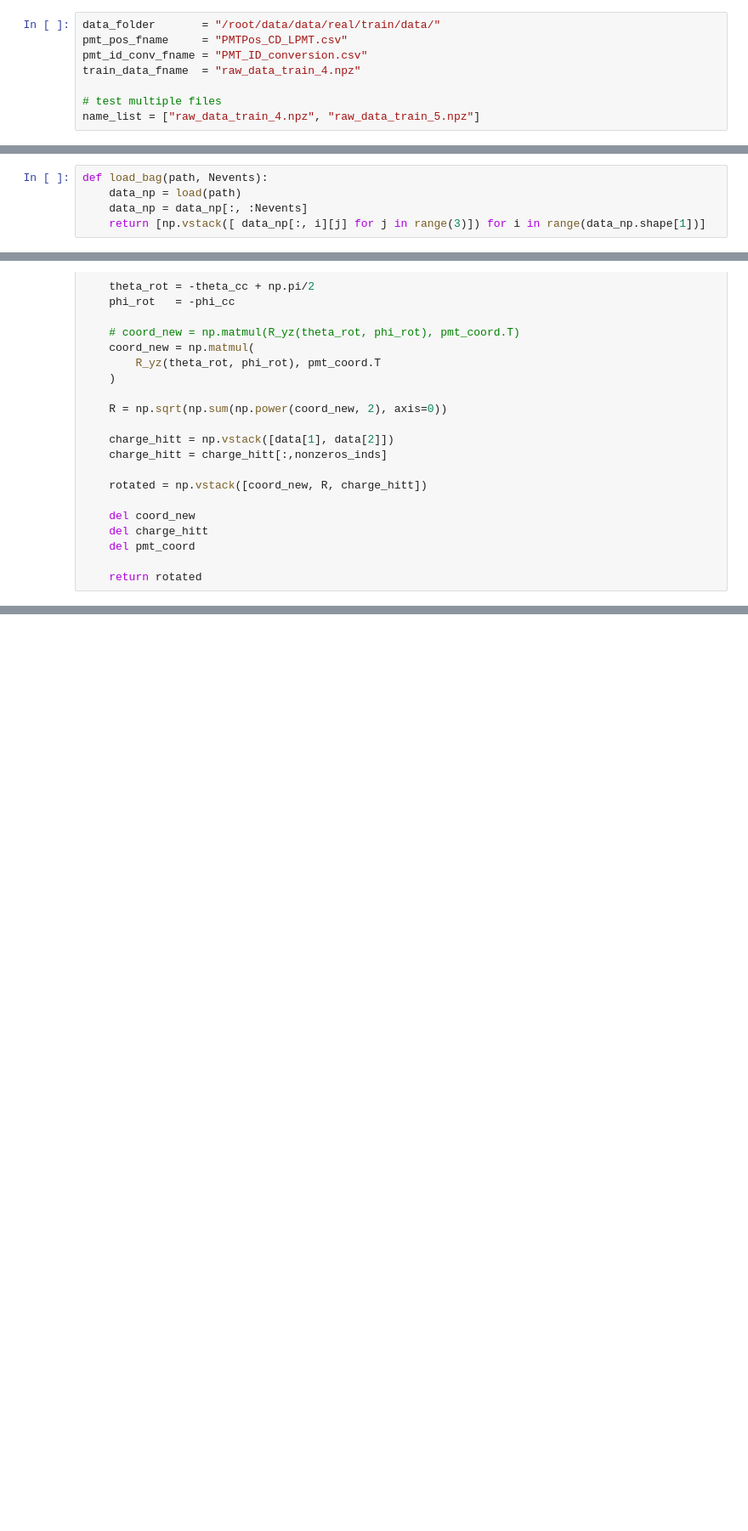
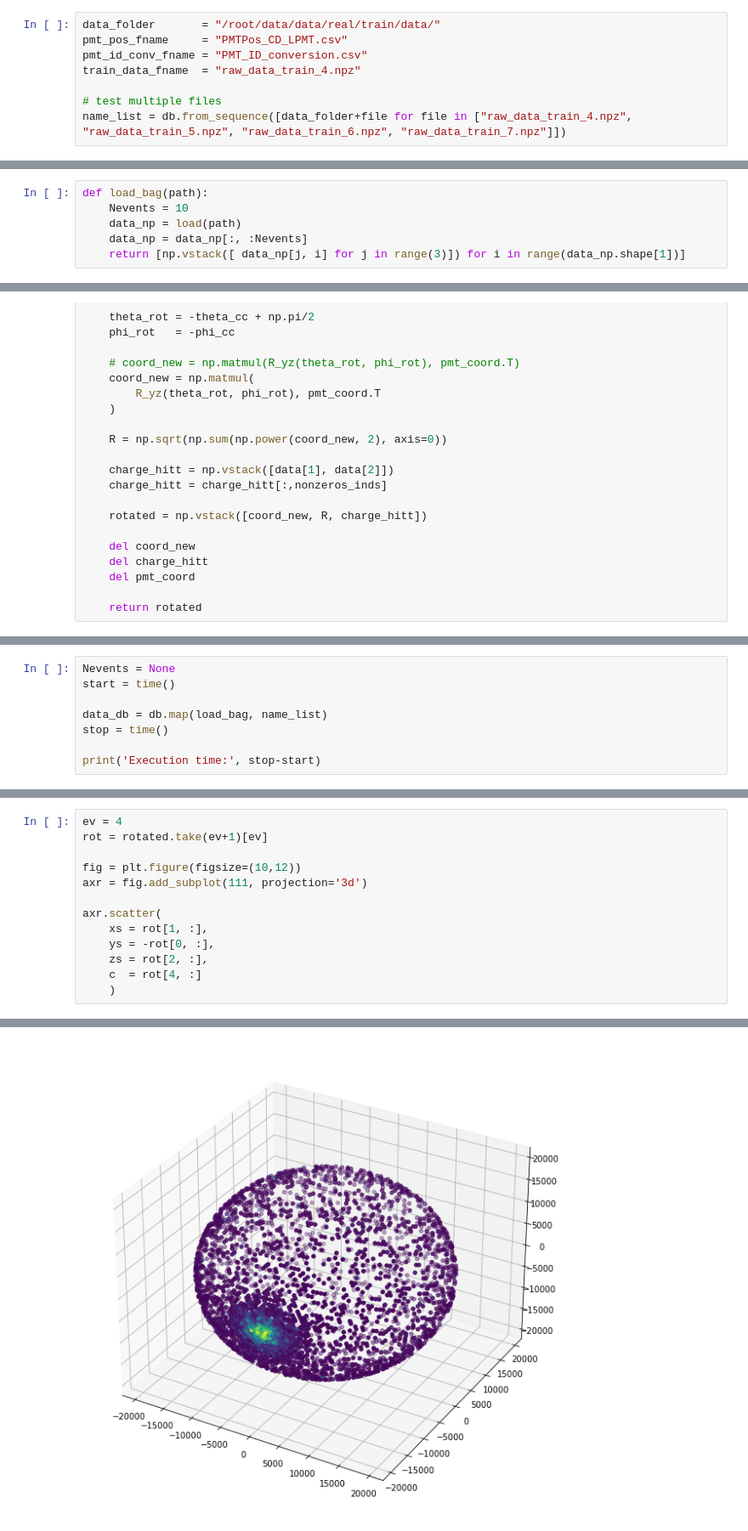
Before and after one commit to c0pp1/distributed-juno, a Jupyter notebook: cluster/cluster_mapping_new.ipynb, the cells around one changed output, grey strips where cells are left out. Shown at 85% size. Saved outputs shown, nothing was run; the diff lists cells and outputs as text; blank space fills up the shorter version.

```diff
--- a/cluster/cluster_mapping_new.ipynb
+++ b/cluster/cluster_mapping_new.ipynb
@@ -71,4 +75,4 @@ pmt_id_conv_fname = "PMT_ID_conversion.csv"
 train_data_fname  = "raw_data_train_4.npz"
 
 # test multiple files
-name_list = ["raw_data_train_4.npz", "raw_data_train_5.npz"]
+name_list = db.from_sequence([data_folder+file for file in ["raw_data_train_4.npz", "raw_data_train_5.npz", "raw_data_train_6.npz", "raw_data_train_7.npz"]])
@@ -79,7 +87,8 @@ conversion_ids    = pd.read_csv(pmt_id_conv_fname)
 # %% [markdown]
 ## Distributed Processing - rotation distributed by event
 # %%
-def load_bag(path, Nevents):
+def load_bag(path):
+    Nevents = 10
     data_np = load(path)
     data_np = data_np[:, :Nevents]
-    return [np.vstack([ data_np[:, i][j] for j in range(3)]) for i in range(data_np.shape[1])]
+    return [np.vstack([ data_np[j, i] for j in range(3)]) for i in range(data_np.shape[1])]
@@ -163,0 +132,8 @@ CommClosedError: in <TCP (closed) ConnectionPool.run_function local=tcp://10.67.
+# %%
+Nevents = None
+start = time()
+
+data_db = db.map(load_bag, name_list)
+stop = time()
+
+print('Execution time:', stop-start)
@@ -163,0 +162,14 @@ CommClosedError: in <TCP (closed) ConnectionPool.run_function local=tcp://10.67.
+# %%
+ev = 4
+rot = rotated.take(ev+1)[ev]
+
+fig = plt.figure(figsize=(10,12))
+axr = fig.add_subplot(111, projection='3d')
+
+axr.scatter(
+    xs = rot[1, :],
+    ys = -rot[0, :],
+    zs = rot[2, :],
+    c  = rot[4, :]
+    )
+# %% [output]
@@ -163,0 +177 @@ CommClosedError: in <TCP (closed) ConnectionPool.run_function local=tcp://10.67.
+[figure, added]
```
Also changed, not shown: parts of 25 cells of this notebook, 1 other file.
